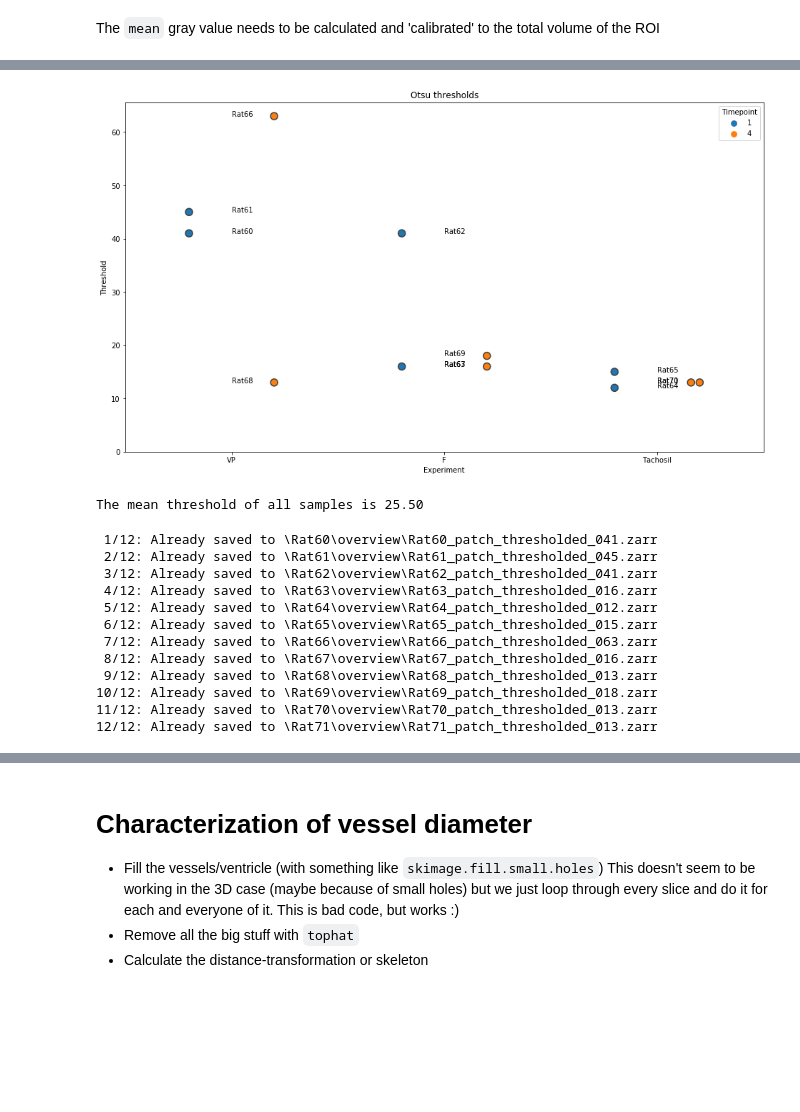
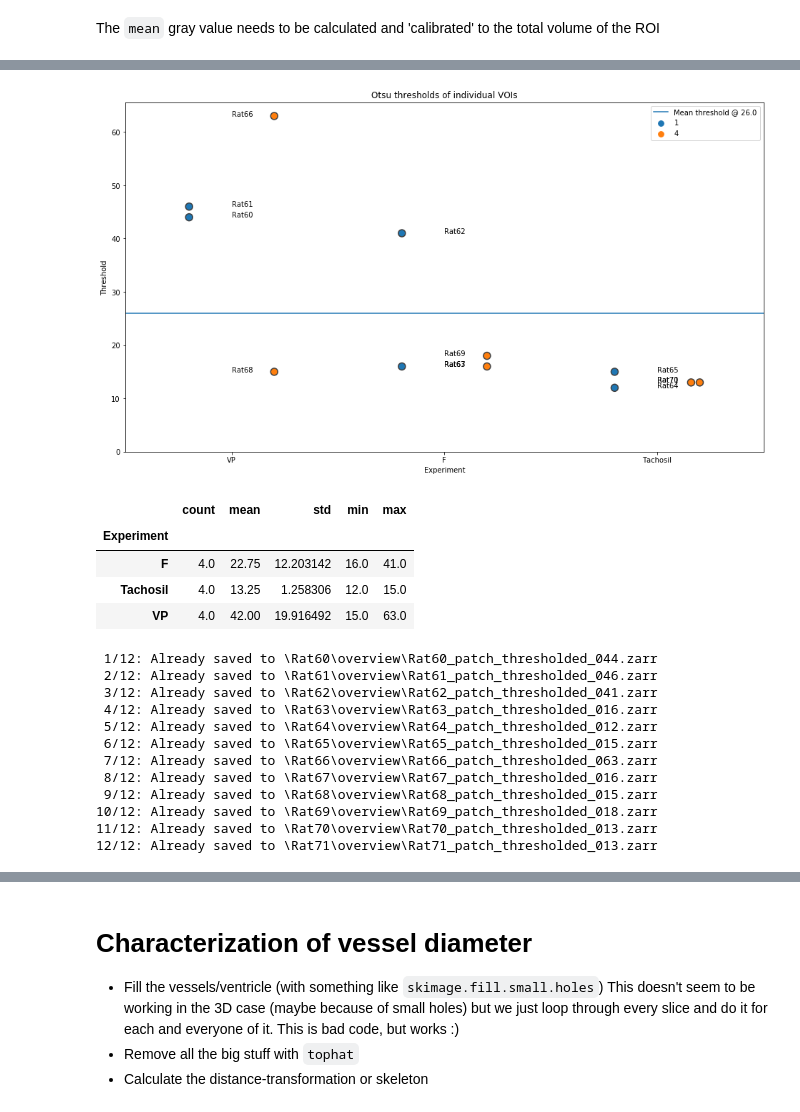
Before and after one commit to habi/heart-neoangiogenesis, a Jupyter notebook: Vessels-Patches.ipynb, the cells around one changed output, grey strips where cells are left out. Saved outputs shown, nothing was run; the diff lists cells and outputs as text; code cells hidden in the pictures; blank space fills up the shorter version.

```diff
--- a/Vessels-Patches.ipynb
+++ b/Vessels-Patches.ipynb
@@ -397,14 +411,15 @@ plt.show()
 # %%
 # Plot volume of VOIs for comparison
-seaborn.swarmplot(data=Data, x='Experiment', y='VOIVolume', hue='Timepoint', s=10, linewidth=1.5)
+seaborn.swarmplot(data=Data, x='Experiment', y='VOIVolume', dodge=True, hue='Timepoint', s=10, linewidth=1.5)
 for c,row in Data.iterrows():
     if 'VP' in row.Experiment:
-        plt.annotate(row.Sample, (0+.15, row.VOIVolume))
+        plt.annotate(row.Sample, (0, row.VOIVolume))
     elif 'F' in row.Experiment:
-        plt.annotate(row.Sample, (1+.15, row.VOIVolume))
+        plt.annotate(row.Sample, (1, row.VOIVolume))
     elif 'Tacho' in row.Experiment:
-        plt.annotate(row.Sample, (2+.15, row.VOIVolume))
+        plt.annotate(row.Sample, (2, row.VOIVolume))
 plt.ylim(ymin=0)
+plt.title('Volume of the individual VOIs')
 plt.savefig(os.path.join(OutputDir, 'Volume.VOIs.png'),
             bbox_inches='tight')
 plt.show()
@@ -453,4 +502,4 @@ plt.show()
 # %%
 # # Save STD of reconstruction gray values, which we can use for getting an overview of the image data
-Data['GrayValueSTD'] = [m.std().compute() for m in Masked]
+# Data['GrayValueSTD'] = [m.std().compute() for m in Masked]
 # %%
@@ -489,11 +535,11 @@ seaborn.catplot(data=Data, kind='box', x='Experiment', y='GrayValueSTD')
 # plt.show()
 # %%
 # Thresholds
-preset = False
+preset = True
 if preset:
     # Set them (from previous calculations)
-    Data['Threshold'] = [41, 45, 41, 16, 12, 15, 63, 16, 13, 18, 13, 13]
-    Data['Threshold'] = [41, 45, 41, 12, 13, 19, 13]
+    Data['Threshold'] = [44, 46, 41, 16, 12, 15, 63, 16, 15, 18, 13, 13]
+#     Data['Threshold'] = [41, 45, 41, 12, 13, 19, 13]
 else:
     # Calculate Threshold
     Data['Threshold'] = [skimage.filters.threshold_otsu(
@@ -507,19 +553,22 @@ list(Data.Threshold)
+# %%
+# Get the mean threshold of all samples
+Data['ThresholdMean'] = int(Data['Threshold'].mean())
 # %%
 # Plot the thresholds
 seaborn.swarmplot(data=Data, x='Experiment', y='Threshold', hue='Timepoint', dodge=True, linewidth=1.5, s=10)
 for c,row in Data.iterrows():
     if 'VP' in row.Experiment:
         plt.annotate(row.Sample, (0, row.Threshold))
     elif 'F' in row.Experiment:
         plt.annotate(row.Sample, (1, row.Threshold))
     elif 'Tacho' in row.Experiment:
         plt.annotate(row.Sample, (2, row.Threshold))
+plt.axhline(Data['ThresholdMean'].mean(), label='Mean threshold @ %s' % Data['ThresholdMean'].mean())
 plt.ylim(ymin=0)
-plt.title('Otsu thresholds')
+plt.legend()
+plt.title('Otsu thresholds of individual VOIs')
 plt.savefig(os.path.join(OutputDir, 'Thresholds.png'),
             bbox_inches='tight')
 plt.show()
-print('The mean threshold of all samples is %0.2f' % Data['Threshold'].mean())
 # %% [output]
-[figure, old version]
+[figure, new version]
-The mean threshold of all samples is 25.50
@@ -529,6 +577,20 @@ Data['ThresholdMean'] = int(numpy.mean(Data['Threshold'].mean()))
+# %%
+Data.groupby(by=['Experiment'])['Threshold'].describe()[['count',
+                                                         'mean',
+                                                         'std',
+                                                         'min',
+                                                         'max']]
+# %% [output]
+|  | count | mean | std | min | max |
+| Experiment |  |  |  |  |  |
+| F | 4.0 | 22.75 | 12.203142 | 16.0 | 41.0 |
+| Tachosil | 4.0 | 13.25 | 1.258306 | 12.0 | 15.0 |
+| VP | 4.0 | 42.00 | 19.916492 | 15.0 | 63.0 |
 # %%
-# Threshold the reconstructions                                                                                                                            Data.Sample)
-Data['OutputNameThresholded'] = [f.replace('.zarr', '_thresholded_%s.zarr' % str(t).zfill(3)) for f, t in zip(Data['OutputNameVOI'], Data['Threshold'])]
+# Threshold the reconstructions individually                                                                                                                           Data.Sample)
+Data['OutputNameThresholded'] = [f.replace('.zarr',
+                                           '_thresholded_%s.zarr' % str(t).zfill(3)) for f, t in zip(Data['OutputNameVOI'],
+                                                                                                     Data['Threshold'])]
 for c, row in Data.iterrows():
     if os.path.exists(row['OutputNameThresholded']):
         print('%2s/%s: Already saved to %s' % (c + 1,
@@ -543,15 +605,15 @@ for c, row in Data.iterrows():
                            overwrite=True,
                            compressor=Blosc(cname='zstd', clevel=3, shuffle=Blosc.BITSHUFFLE))
 # %% [output]
- 1/12: Already saved to \Rat60\overview\Rat60_patch_thresholded_041.zarr
- 2/12: Already saved to \Rat61\overview\Rat61_patch_thresholded_045.zarr
+ 1/12: Already saved to \Rat60\overview\Rat60_patch_thresholded_044.zarr
+ 2/12: Already saved to \Rat61\overview\Rat61_patch_thresholded_046.zarr
  3/12: Already saved to \Rat62\overview\Rat62_patch_thresholded_041.zarr
  4/12: Already saved to \Rat63\overview\Rat63_patch_thresholded_016.zarr
  5/12: Already saved to \Rat64\overview\Rat64_patch_thresholded_012.zarr
  6/12: Already saved to \Rat65\overview\Rat65_patch_thresholded_015.zarr
  7/12: Already saved to \Rat66\overview\Rat66_patch_thresholded_063.zarr
  8/12: Already saved to \Rat67\overview\Rat67_patch_thresholded_016.zarr
- 9/12: Already saved to \Rat68\overview\Rat68_patch_thresholded_013.zarr
+ 9/12: Already saved to \Rat68\overview\Rat68_patch_thresholded_015.zarr
 10/12: Already saved to \Rat69\overview\Rat69_patch_thresholded_018.zarr
 11/12: Already saved to \Rat70\overview\Rat70_patch_thresholded_013.zarr
 12/12: Already saved to \Rat71\overview\Rat71_patch_thresholded_013.zarr
```
Also changed, not shown: parts of 44 cells of this notebook.
